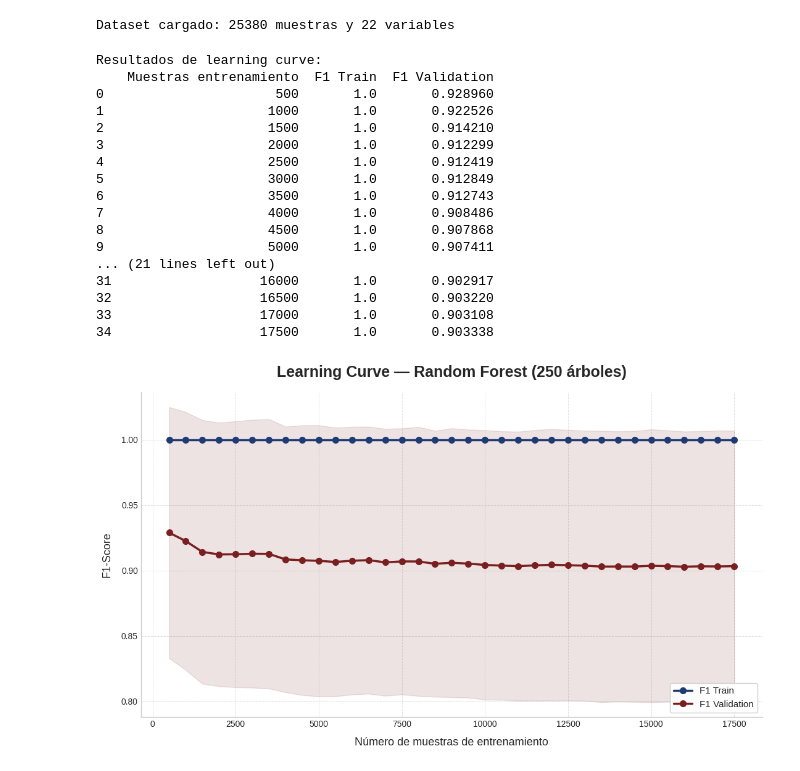
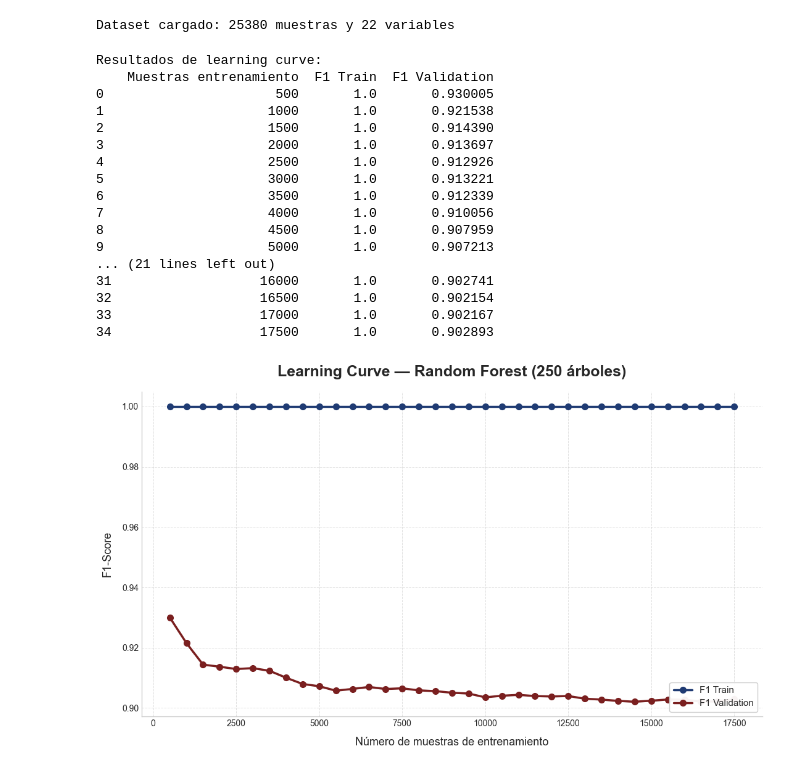
Before and after one commit to marcelportaz/RetoIATlf, a Jupyter notebook: Modelos/1.train_test_model/2.learning_curve_train_test_model.ipynb, the cells around one changed output. Saved outputs shown, nothing was run; the diff lists cells and outputs as text; code cells hidden in the pictures.

```diff
--- a/Modelos/1.train_test_model/2.learning_curve_train_test_model.ipynb
+++ b/Modelos/1.train_test_model/2.learning_curve_train_test_model.ipynb
@@ -17,7 +17,7 @@ from imblearn.under_sampling import RandomUnderSampler
 # %%
 # Carga y preparación de datos
 
-df_train = pd.read_csv('df_voices_train.csv')
+df_train = pd.read_csv('../../Datos/df_voices_train.csv')
 
 # Creación de variable objetivo
 
@@ -103,21 +103,21 @@ print(results_df)
 # %% [output]
 Resultados de learning curve:
     Muestras entrenamiento  F1 Train  F1 Validation
-0                      500       1.0       0.928960
-1                     1000       1.0       0.922526
-2                     1500       1.0       0.914210
-3                     2000       1.0       0.912299
-4                     2500       1.0       0.912419
-5                     3000       1.0       0.912849
-6                     3500       1.0       0.912743
-7                     4000       1.0       0.908486
-8                     4500       1.0       0.907868
-9                     5000       1.0       0.907411
+0                      500       1.0       0.930005
+1                     1000       1.0       0.921538
+2                     1500       1.0       0.914390
+3                     2000       1.0       0.913697
+4                     2500       1.0       0.912926
+5                     3000       1.0       0.913221
+6                     3500       1.0       0.912339
+7                     4000       1.0       0.910056
+8                     4500       1.0       0.907959
+9                     5000       1.0       0.907213
 ... (21 lines left out)
-31                   16000       1.0       0.902917
-32                   16500       1.0       0.903220
-33                   17000       1.0       0.903108
-34                   17500       1.0       0.903338
+31                   16000       1.0       0.902741
+32                   16500       1.0       0.902154
+33                   17000       1.0       0.902167
+34                   17500       1.0       0.902893
 # %%
 # Estilo general profesional
 
@@ -162,14 +162,6 @@ ax.plot(
     linewidth=2.5,
     color=val_color,
     label='F1 Validation'
-)
-
-ax.fill_between(
-    train_sizes,
-    validation_mean - validation_std,
-    validation_mean + validation_std,
-    color=val_color,
-    alpha=0.12
 )
 
 # Títulos y etiquetas
@@ -197,31 +189,31 @@ ax.set_ylabel(
 
 legend = ax.legend(
     loc='lower right',
     frameon=True,
     fontsize=11
 )
 
 legend.get_frame().set_facecolor('white')
 legend.get_frame().set_alpha(0.95)
 
 # Grid y bordes
 
 ax.grid(
     which='major',
     linestyle='--',
     linewidth=0.7,
     alpha=0.6
 )
 
 # Quitar bordes superiores y derechos
 
 ax.spines['top'].set_visible(False)
 ax.spines['right'].set_visible(False)
 
 # Mejor espaciado
 
 plt.tight_layout()
 
 plt.show()
 # %% [output]
-[figure, old version]
+[figure, new version]
```
Also changed, not shown: 3 other files.
